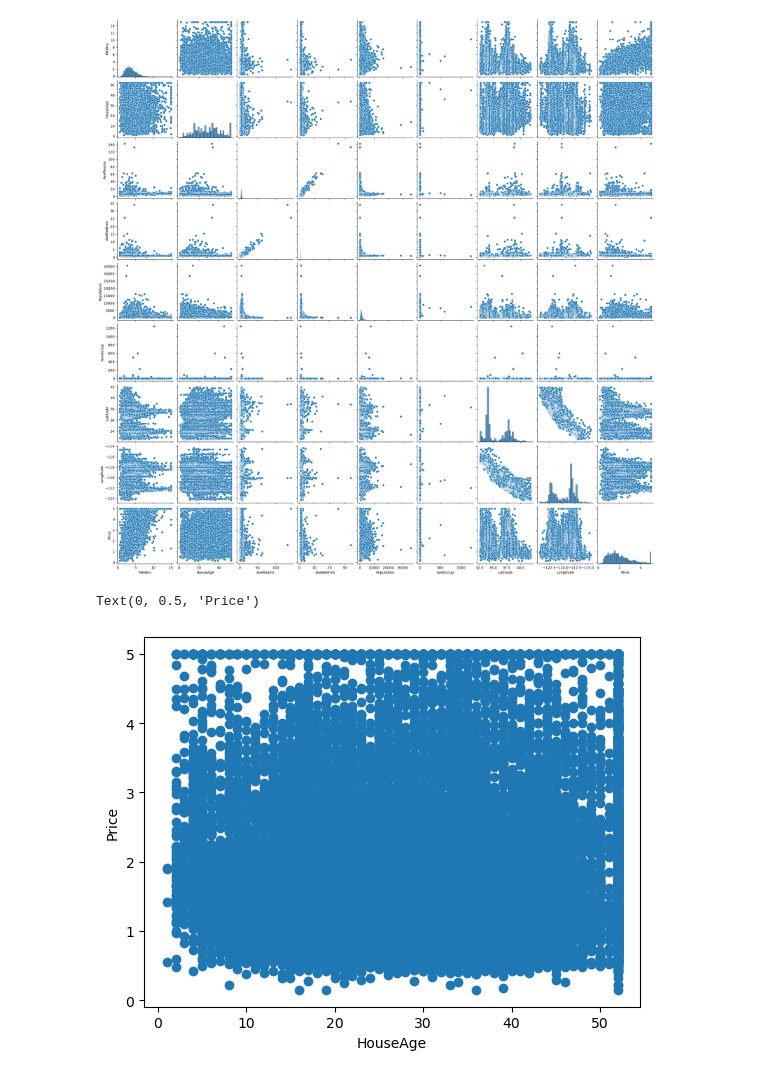
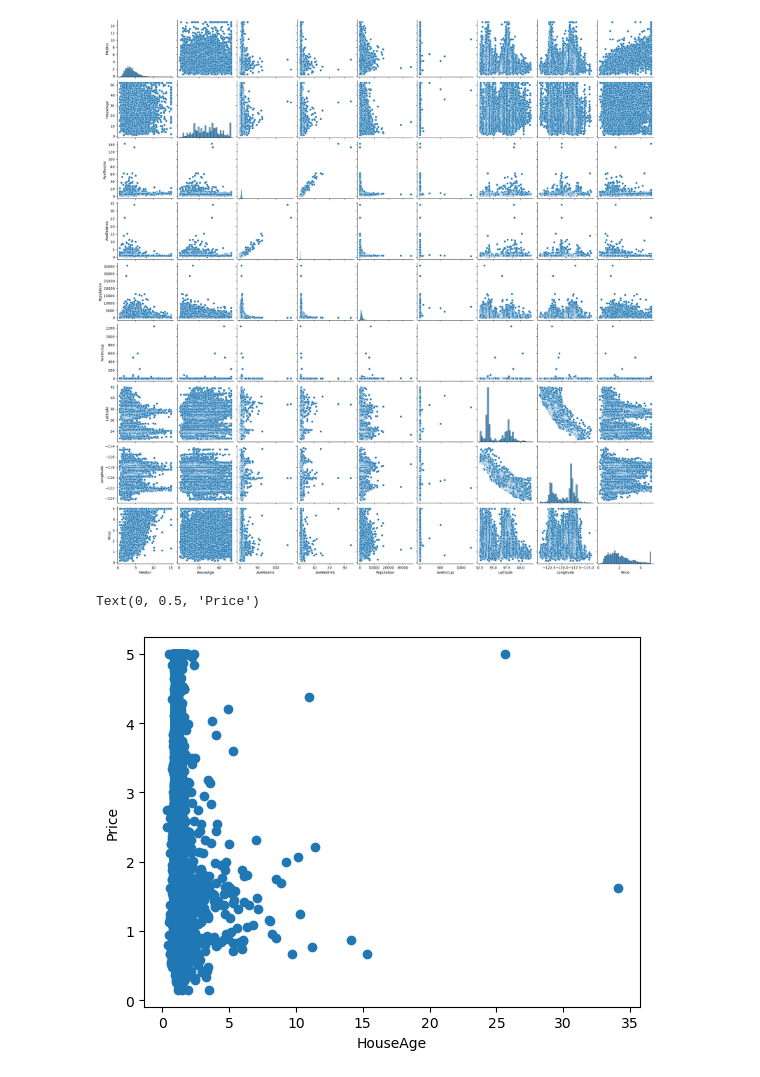
Before and after one commit to xiayulin123/CaliforniaHouseValue_Prediction_newDataset, a Jupyter notebook: Linear_Regression.ipynb, the cells around one changed output. Drawn from its saved outputs; the diff is of its cells as text; code cells hidden in the pictures.

```diff
--- a/Linear_Regression.ipynb
+++ b/Linear_Regression.ipynb
@@ -44,4 +44,4 @@ print(df.feature_names)
 # %% [output]
 ['MedInc', 'HouseAge', 'AveRooms', 'AveBedrms', 'Population', 'AveOccup', 'Latitude', 'Longitude']
 # %%
-dataset = pd.DataFrame(df.data, columns = df.feature_names)
+dataset = pd.DataFrame(data = df.data, columns = df.feature_names)
@@ -64,3 +48,7 @@ dataset
+# %%
+df_target = pd.DataFrame(data=df.target, columns=['Price'])
+# %%
+df = pd.concat([dataset, df_target], axis=1)
 # %%
 dataset['Price'] = df.target
 # %%
@@ -140,9 +128,9 @@ sns.pairplot(dataset)
 <seaborn.axisgrid.PairGrid at 0x...>
 [figure]
 # %%
-plt.scatter(dataset['HouseAge'], dataset['Price'])
+plt.scatter(dataset['AveBedrms'], dataset['Price'])
 plt.xlabel("HouseAge")
 plt.ylabel("Price")
 # %% [output]
 Text(0, 0.5, 'Price')
-[figure, old version]
+[figure, new version]
```
Also changed, not shown: parts of 8 cells of this notebook.
